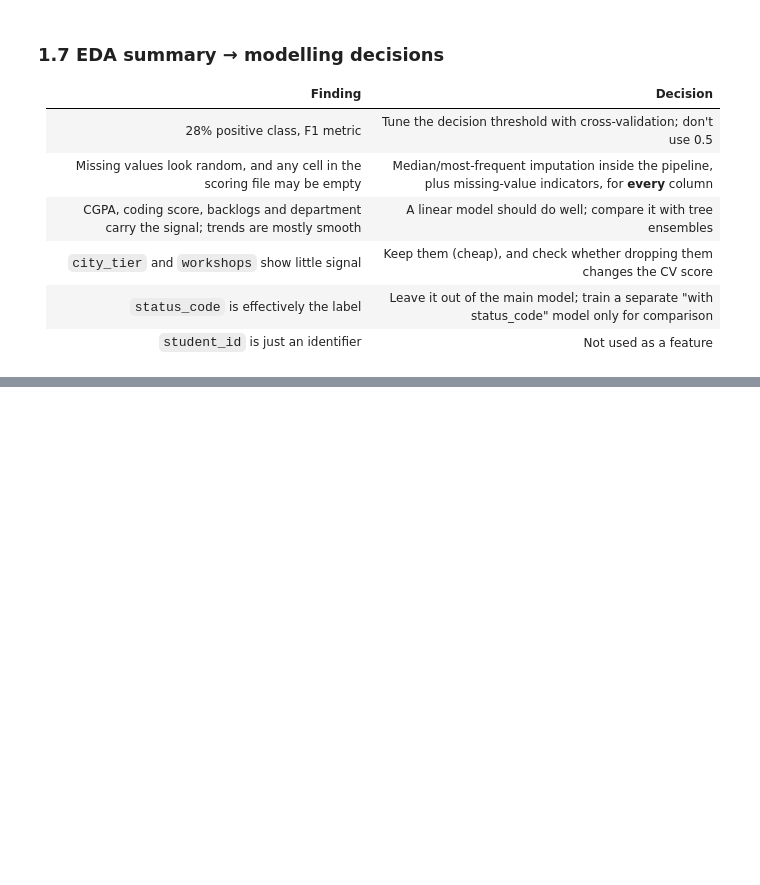
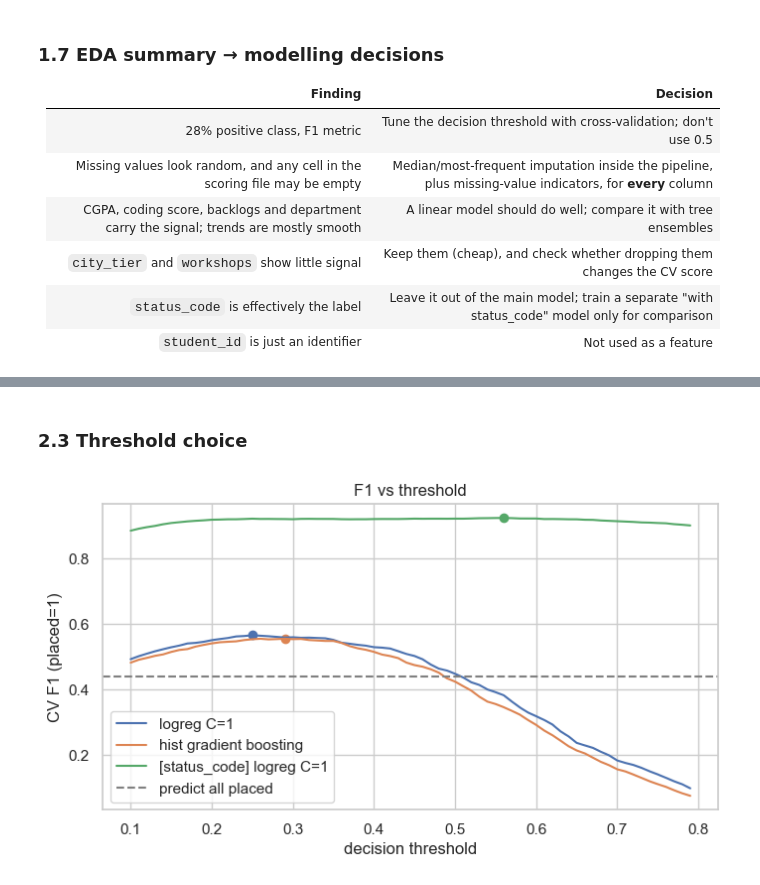
Before and after one commit to Pranov123/pranov_goML_submission, a Jupyter notebook: placement/analysis.ipynb, the cells around one changed output, grey strips where cells are left out. Saved outputs shown, nothing was run; the diff lists cells and outputs as text; code cells hidden in the pictures; blank space fills up the shorter version.

Commit message:
Add placement model, predict.py and full analysis notebook

```diff
--- a/placement/analysis.ipynb
+++ b/placement/analysis.ipynb
@@ -284,0 +310,16 @@ prof
+# %%
+dept_enc = lambda: make_pipeline(SimpleImputer(strategy="most_frequent"),
+                                 OneHotEncoder(handle_unknown="ignore", sparse_output=False))
+
+def logreg(num, C=1.0, spline=False, interactions=False):
+    num_steps = ([SimpleImputer(strategy="median"), SplineTransformer(n_knots=4)] if spline
+                 else [SimpleImputer(strategy="median", add_indicator=True), StandardScaler()])
+    steps = [make_column_transformer((make_pipeline(*num_steps), num), (dept_enc(), ["department"]))]
+    if interactions:
+        steps += [PolynomialFeatures(2, interaction_only=True, include_bias=False), StandardScaler()]
+    return make_pipeline(*steps, LogisticRegression(C=C, max_iter=5000))
+
+def trees(num, model):
+    # Tree models handle NaN natively (HGB) or via imputation (RF)
+    numeric = "passthrough" if isinstance(model, HistGradientBoostingClassifier) else SimpleImputer(strategy="median", add_indicator=True)
+    return make_pipeline(make_column_transformer((numeric, num), (dept_enc(), ["department"])), model)
@@ -284,0 +358,18 @@ prof
+# %%
+NO_TIER_WS = [c for c in BASE if c not in ("city_tier", "workshops")]
+candidates = {
+    "logreg C=1":                        (logreg(BASE, C=1.0), BASE),
+    "logreg C=0.1":                      (logreg(BASE, C=0.1), BASE),
+    "logreg C=0.03":                     (logreg(BASE, C=0.03), BASE),
+    "logreg splines":                    (logreg(BASE, C=0.1, spline=True), BASE),
+    "logreg pairwise interactions":      (logreg(BASE, C=0.05, interactions=True), BASE),
+    "logreg w/o city_tier, workshops":   (logreg(NO_TIER_WS, C=1.0), NO_TIER_WS),
+    "hist gradient boosting":            (trees(BASE, HistGradientBoostingClassifier(max_depth=2, learning_rate=0.03, max_iter=300, min_samples_leaf=40, random_state=0)), BASE),
+    "random forest":                     (trees(BASE, RandomForestClassifier(400, min_samples_leaf=10, random_state=0, n_jobs=-1)), BASE),
+    "[status_code] logreg C=1":          (logreg(WITH_STATUS, C=1.0), WITH_STATUS),
+    "[status_code] hist grad boosting":  (trees(WITH_STATUS, HistGradientBoostingClassifier(max_depth=2, learning_rate=0.05, max_iter=200, min_samples_leaf=40, random_state=0)), WITH_STATUS),
+}
+results, curves = {}, {}
+for name, (model, feats) in candidates.items():
+    results[name], curves[name] = evaluate(model, feats)
+pd.DataFrame(results).T.round(3)
@@ -284,0 +395,11 @@ prof
+# %% [markdown]
+### 2.3 Threshold choice
+# %%
+fig, ax = plt.subplots(figsize=(8, 4))
+for name in ["logreg C=1", "hist gradient boosting", "[status_code] logreg C=1"]:
+    ax.plot(THRESHOLDS, curves[name], label=name)
+    ax.scatter(results[name]["threshold"], results[name]["best_f1"])
+ax.axhline(2 * y.mean() / (1 + y.mean()), ls="--", c="grey", label="predict all placed")
+ax.set_xlabel("decision threshold"); ax.set_ylabel("CV F1 (placed=1)"); ax.legend(); ax.set_title("F1 vs threshold");
+# %% [output]
+[figure, added]
```
Also changed, not shown: parts of 18 cells of this notebook, 5 other files.
